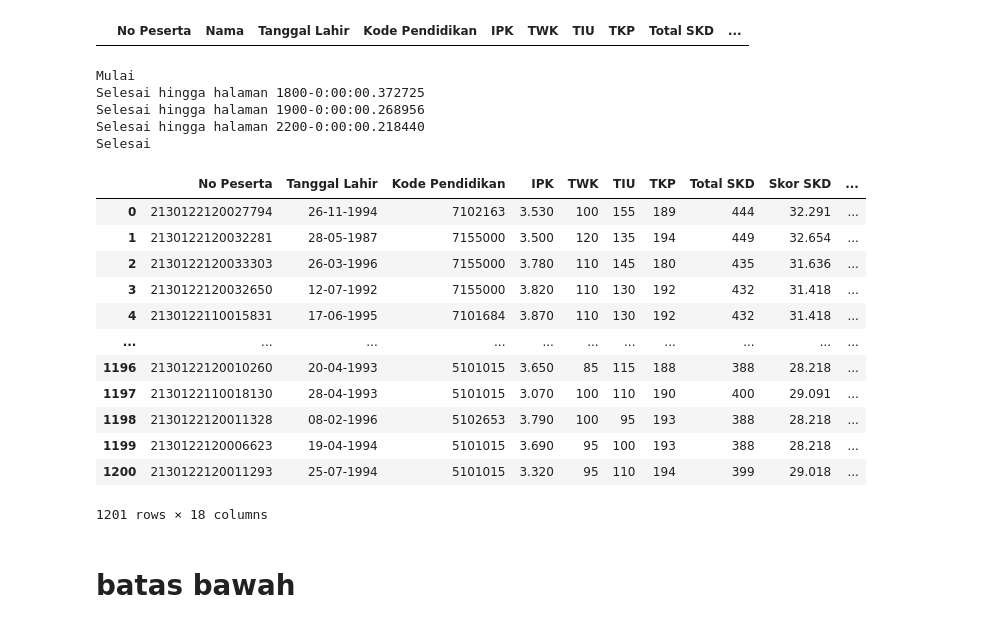
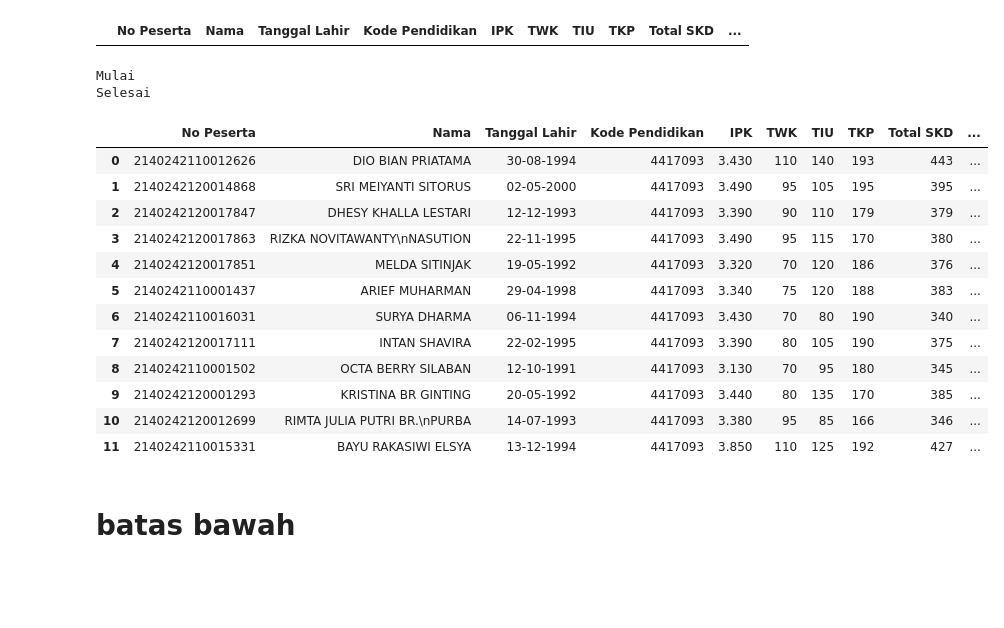
Before and after one commit to pokja0/extract-hasil-cpns, a Jupyter notebook: ekstrat pdf.ipynb, the cells around one changed output. Drawn from its saved outputs; the diff is of its cells as text; code cells hidden in the pictures; blank space fills up the shorter version.

```diff
--- a/ekstrat pdf.ipynb
+++ b/ekstrat pdf.ipynb
@@ -11,14 +11,14 @@ pdf = pdfplumber.open('pdf/PENGUMUMAN HASIL AKHIR CPNS KEMENAG TAHUN 2021 TAYANG
 df_tabel_rinci_fix = pd.DataFrame(columns = ['No Peserta', 'Nama', 'Tanggal Lahir', 'Kode Pendidikan', 'IPK',
                             'TWK', 'TIU', 'TKP', 'Total SKD', 'Skor SKD', 'Total SKB',
                             'Skor SKB', 'Nilai Akhir', 'Keterangan', 'Pendidikan', 'Instansi',
-                            'Jabatan', 'Lokasi Formasi', 'Jumlah Formasi']
+                            'Jabatan', 'Lokasi Formasi', 'Jumlah Formasi', 'Jenis Formasi']
                    )
 df_tabel_rinci_fix
 # %% [output]
 |  | No Peserta | Nama | Tanggal Lahir | Kode Pendidikan | IPK | TWK | TIU | TKP | Total SKD | ... |
 # %%
 print("Mulai")
-for i in range(1500, 2204): #2204
+for i in range(3, 10): #2204
     start_time = dt.datetime.now()
     tabel = pdf.pages[i].extract_tables()
     df_tabel_rinci = tabel[int(len(tabel)) - 1]  # Indeks 2 untuk tabel ketiga
@@ -50,7 +50,7 @@ for i in range(1500, 2204): #2204
     program_studies_text = ' / '.join(program_studies_cleaned)
 
     program_studies_text = re.sub(r'\d+$', '', program_studies_text).strip()
-    teks_bersih = re.sub(r' Halaman \d+ dari \d+ halaman', '', teks)
+    program_studies_text = re.sub(r' Halaman \d+ dari \d+ halaman', '', program_studies_text)
 
     if len(program_studies_text) > 0:
         match_instansi = re.search(r'Instansi\s*:\s*([^\n]*)', teks)
@@ -79,60 +79,76 @@ for i in range(1500, 2204): #2204
         else:
             lokasi_formasi_cek = "Tidak ada hasil yang cocok"
 
-        # parts_lokasi_formasi = lokasi_formasi_cek.split(' - ')
-        # lokasi_formasi_rsplit = parts_lokasi_formasi[1].rsplit(' ', 1)
-        # lokasi_formasi = lokasi_formasi_rsplit[0]
-        # lokasi_formasi = re.sub(r'^\d+\.\s*', "", lokasi_formasi)
-        # jumlah_formasi = lokasi_formasi_rsplit[1]
+        def cek_lokasi_formasi(teks):
+            # Regex untuk menangkap semua teks setelah tanda '-'
+            match = re.search(r' - (.+)', teks)
+            if match:
+                return match.group(1)
+            return None
 
         parts = lokasi_formasi_cek.split(' - ')
         kode = parts[0]
-        formasi_parts = parts[1].rsplit(' ', 1)
-        lokasi_formasi = formasi_parts[0]
-        jumlah_formasi = formasi_parts[1]
+
+        #formasi_parts = parts[1].rsplit(' ', 1)
+        lokasi_formasi = cek_lokasi_formasi(lokasi_formasi_cek)
+
+        def cek_jumlah_formasi(teks):
+            match = re.search(r' (\d+)$', teks)
+            if match:
+                return match.group(1)
+            return None
+        jumlah_formasi = cek_jumlah_formasi(lokasi_formasi_cek)
+
+
+        def menentukan_jenis_formasi(teks):
+            match_jenis_formasi = re.search(r'Jenis Formasi : \S+ - (\w+)', teks)
+            if match_jenis_formasi:
+                return match_jenis_formasi.group(1)
+            return "Tidak ada hasil yang cocok"
+
+        jenis_formasi = menentukan_jenis_formasi(teks)
 
     else:
         instansi = instansi
         jabatan = jabatan
         lokasi_formasi = lokasi_formasi
         jumlah_formasi = jumlah_formasi
+        jenis_formasi = jenis_formasi
 
     df_tabel_rinci['Instansi'] = instansi
     df_tabel_rinci['Jabatan'] = jabatan
     df_tabel_rinci['Lokasi Formasi'] = lokasi_formasi
     df_tabel_rinci['Jumlah Formasi'] = jumlah_formasi
     df_tabel_rinci['Pendidikan'] = program_studies_text
+    df_tabel_rinci['Jenis Formasi'] = jenis_formasi
 
 
     df_tabel_rinci_fix = pd.concat([df_tabel_rinci_fix, df_tabel_rinci], ignore_index=True)
 
     #print('Berhasil Halaman ' + str(i))
-    if i%100 == 49:
+    if i%100 == 99:
         curr_time = dt.datetime.now()
         print('Selesai hingga halaman ' + str(i) + '-' + str(curr_time - start_time))
         start_time = dt.datetime.now()
 print("Selesai")
 # %% [output]
 Mulai
-Selesai hingga halaman 1800-0:00:00.372725
-Selesai hingga halaman 1900-0:00:00.268956
-Selesai hingga halaman 2200-0:00:00.218440
 Selesai
 # %%
-df_tabel_rinci_fix = df_tabel_rinci_fix.drop(columns=['Nama'])
+#df_tabel_rinci_fix = df_tabel_rinci_fix.drop(columns=['Nama'])
 df_tabel_rinci_fix
 # %% [output]
-|  | No Peserta | Tanggal Lahir | Kode Pendidikan | IPK | TWK | TIU | TKP | Total SKD | Skor SKD | ... |
-| 0 | 2130122120027794 | 26-11-1994 | 7102163 | 3.530 | 100 | 155 | 189 | 444 | 32.291 | ... |
-| 1 | 2130122120032281 | 28-05-1987 | 7155000 | 3.500 | 120 | 135 | 194 | 449 | 32.654 | ... |
-| 2 | 2130122120033303 | 26-03-1996 | 7155000 | 3.780 | 110 | 145 | 180 | 435 | 31.636 | ... |
-| 3 | 2130122120032650 | 12-07-1992 | 7155000 | 3.820 | 110 | 130 | 192 | 432 | 31.418 | ... |
-| 4 | 2130122110015831 | 17-06-1995 | 7101684 | 3.870 | 110 | 130 | 192 | 432 | 31.418 | ... |
-| ... | ... | ... | ... | ... | ... | ... | ... | ... | ... | ... |
-| 1196 | 2130122120010260 | 20-04-1993 | 5101015 | 3.650 | 85 | 115 | 188 | 388 | 28.218 | ... |
-| 1197 | 2130122110018130 | 28-04-1993 | 5101015 | 3.070 | 100 | 110 | 190 | 400 | 29.091 | ... |
-| 1198 | 2130122120011328 | 08-02-1996 | 5102653 | 3.790 | 100 | 95 | 193 | 388 | 28.218 | ... |
-| 1199 | 2130122120006623 | 19-04-1994 | 5101015 | 3.690 | 95 | 100 | 193 | 388 | 28.218 | ... |
-| 1200 | 2130122120011293 | 25-07-1994 | 5101015 | 3.320 | 95 | 110 | 194 | 399 | 29.018 | ... |
+|  | No Peserta | Nama | Tanggal Lahir | Kode Pendidikan | IPK | TWK | TIU | TKP | Total SKD | ... |
+| 0 | 2140242110012626 | DIO BIAN PRIATAMA | 30-08-1994 | 4417093 | 3.430 | 110 | 140 | 193 | 443 | ... |
+| 1 | 2140242120014868 | SRI MEIYANTI SITORUS | 02-05-2000 | 4417093 | 3.490 | 95 | 105 | 195 | 395 | ... |
+| 2 | 2140242120017847 | DHESY KHALLA LESTARI | 12-12-1993 | 4417093 | 3.390 | 90 | 110 | 179 | 379 | ... |
+| 3 | 2140242120017863 | RIZKA NOVITAWANTY\nNASUTION | 22-11-1995 | 4417093 | 3.490 | 95 | 115 | 170 | 380 | ... |
+| 4 | 2140242120017851 | MELDA SITINJAK | 19-05-1992 | 4417093 | 3.320 | 70 | 120 | 186 | 376 | ... |
+| 5 | 2140242110001437 | ARIEF MUHARMAN | 29-04-1998 | 4417093 | 3.340 | 75 | 120 | 188 | 383 | ... |
+| 6 | 2140242110016031 | SURYA DHARMA | 06-11-1994 | 4417093 | 3.430 | 70 | 80 | 190 | 340 | ... |
+| 7 | 2140242120017111 | INTAN SHAVIRA | 22-02-1995 | 4417093 | 3.390 | 80 | 105 | 190 | 375 | ... |
+| 8 | 2140242110001502 | OCTA BERRY SILABAN | 12-10-1991 | 4417093 | 3.130 | 70 | 95 | 180 | 345 | ... |
+| 9 | 2140242120001293 | KRISTINA BR GINTING | 20-05-1992 | 4417093 | 3.440 | 80 | 135 | 170 | 385 | ... |
+| 10 | 2140242120012699 | RIMTA JULIA PUTRI BR.\nPURBA | 14-07-1993 | 4417093 | 3.380 | 95 | 85 | 166 | 346 | ... |
+| 11 | 2140242110015331 | BAYU RAKASIWI ELSYA | 13-12-1994 | 4417093 | 3.850 | 110 | 125 | 192 | 427 | ... |
-1201 rows × 18 columns
 # %%
```
Also changed, not shown: parts of 5 cells of this notebook, 10 other files.
